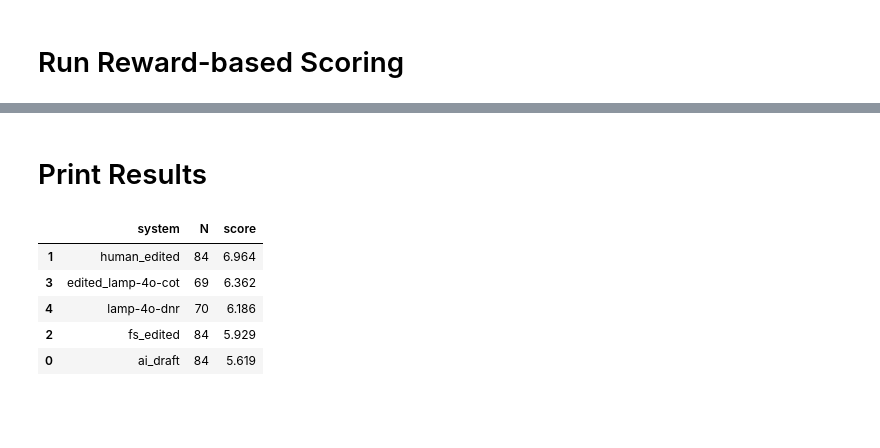
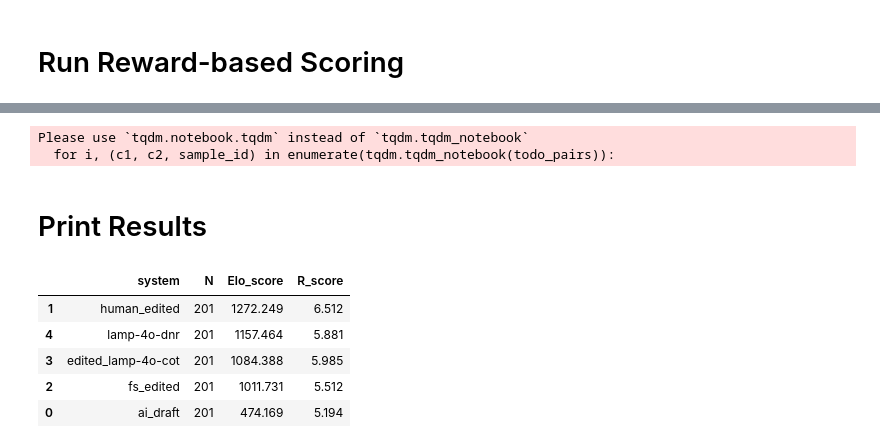
Before and after one commit to tuhinjubcse/WritingRewards, a Jupyter notebook: LAMP_Processing.ipynb, the cells around one changed output, grey strips where cells are left out. Cells and saved outputs as stored; diff of their text form; code cells hidden in the pictures; blank space fills up the shorter version.

Commit message:
latest results of the editing-based benchmark

```diff
--- a/LAMP_Processing.ipynb
+++ b/LAMP_Processing.ipynb
@@ -301,25 +251,87 @@ gold_90_ai_draft 6
+# %%
+from utils import load_env_vars
+load_env_vars()
+from llms import generate_json
+import tqdm, json, itertools, time
+
+with open("prompts/pairwise_pref.txt", "r") as f:
+    pairwise_pref_prompt = f.read()
+
+REWARD_MODEL = "ft:gpt-4o-2024-08-06:salesforce-research:lamp-4o-p:AYKM53Ac"
+
+def calculate_pairwise_pref(candidate1, candidate2):
+    pref_ab = generate_json([{"role": "user", "content": pairwise_pref_prompt}], model=REWARD_MODEL, variables={"PARAGRAPH1": candidate1["text"], "PARAGRAPH2": candidate2["text"]}, step="lamp-editing-pairwise-pref")
+    pref_ba = generate_json([{"role": "user", "content": pairwise_pref_prompt}], model=REWARD_MODEL, variables={"PARAGRAPH1": candidate2["text"], "PARAGRAPH2": candidate1["text"]}, step="lamp-editing-pairwise-pref")
+
+    if pref_ab["preference"] == "1" and pref_ba["preference"] == "2":
+        return 1
+    elif pref_ab["preference"] == "2" and pref_ba["preference"] == "1":
+        return 2
+    else:
+        return 0 # inconsistent result
+
+with open("data/lamp_editing_benchmark.json", "r") as f:
+    eval_samples = json.load(f)
+
+id2sample = {sample["id"]: sample for sample in eval_samples}
+
+todo_pairs = []
+for sample in eval_samples:
+    candidates = sample["candidates"]
+    pairwise_prefs = sample.get("pairwise_prefs", {})
+    for c1, c2 in itertools.combinations(candidates, 2):
+        if f"{c1['system']}__{c2['system']}" not in pairwise_prefs:
+            todo_pairs.append((c1, c2, sample["id"]))
+
+for i, (c1, c2, sample_id) in enumerate(tqdm.tqdm_notebook(todo_pairs)):
+    sample = id2sample[sample_id]
+    preference = calculate_pairwise_pref(c1, c2)
+    if "pairwise_prefs" not in sample:
+        sample["pairwise_prefs"] = {}
+    sample["pairwise_prefs"][f"{c1['system']}__{c2['system']}"] = preference
+
+    if i%10 == 0 or i == len(todo_pairs)-1:
+        with open("data/lamp_editing_benchmark.json", "w") as f:
+            json.dump(eval_samples, f, indent=4)
+# %% [output]
+Please use `tqdm.notebook.tqdm` instead of `tqdm.tqdm_notebook`
+  for i, (c1, c2, sample_id) in enumerate(tqdm.tqdm_notebook(todo_pairs)):
 # %% [markdown]
 # Print Results
 # %%
-import pandas as pd, json, numpy as np
+import pandas as pd, json, numpy as np, itertools
 from collections import defaultdict
+from utils_elo import EloRating
+
+elo = EloRating(initial_rating=1000)
+
+# print(elo.get_ratings())
 
 with open("data/lamp_editing_benchmark.json", "r") as f:
     eval_samples = json.load(f)
 
 candidates_scored = [candidate for sample in eval_samples for candidate in sample["candidates"] if "score" in candidate]
 
+for sample in eval_samples:
+    for c1, c2 in itertools.combinations(sample["candidates"], 2):
+        system1, system2 = c1["system"], c2["system"]
+        pref = sample["pairwise_prefs"][f"{system1}__{system2}"]
+        score = 1.0 if pref == 1 else 0.0 if pref == 2 else 0.5
+        elo.update_rating(system1, system2, score)
+
 system_scores = defaultdict(list)
 for candidate in candidates_scored:
     system_scores[candidate["system"]].append(candidate["score"])
 
-results = [{"system": system, "N": len(scores), "score": np.mean(scores)} for system, scores in system_scores.items()]
+elo_scores = elo.get_ratings()
 
-pd.DataFrame(results).sort_values(by="score", ascending=False).round(3)
+results = [{"system": system, "N": len(scores), "Elo_score": elo_scores[system], "R_score": np.mean(scores)} for system, scores in system_scores.items()]
+
+pd.DataFrame(results).sort_values(by="Elo_score", ascending=False).round(3)
 # %% [output]
-|  | system | N | score |
-| 1 | human_edited | 84 | 6.964 |
-| 3 | edited_lamp-4o-cot | 69 | 6.362 |
-| 4 | lamp-4o-dnr | 70 | 6.186 |
-| 2 | fs_edited | 84 | 5.929 |
-| 0 | ai_draft | 84 | 5.619 |
+|  | system | N | Elo_score | R_score |
+| 1 | human_edited | 201 | 1272.249 | 6.512 |
+| 4 | lamp-4o-dnr | 201 | 1157.464 | 5.881 |
+| 3 | edited_lamp-4o-cot | 201 | 1084.388 | 5.985 |
+| 2 | fs_edited | 201 | 1011.731 | 5.512 |
+| 0 | ai_draft | 201 | 474.169 | 5.194 |
```
Also changed, not shown: parts of 6 cells of this notebook, 2 other files.
